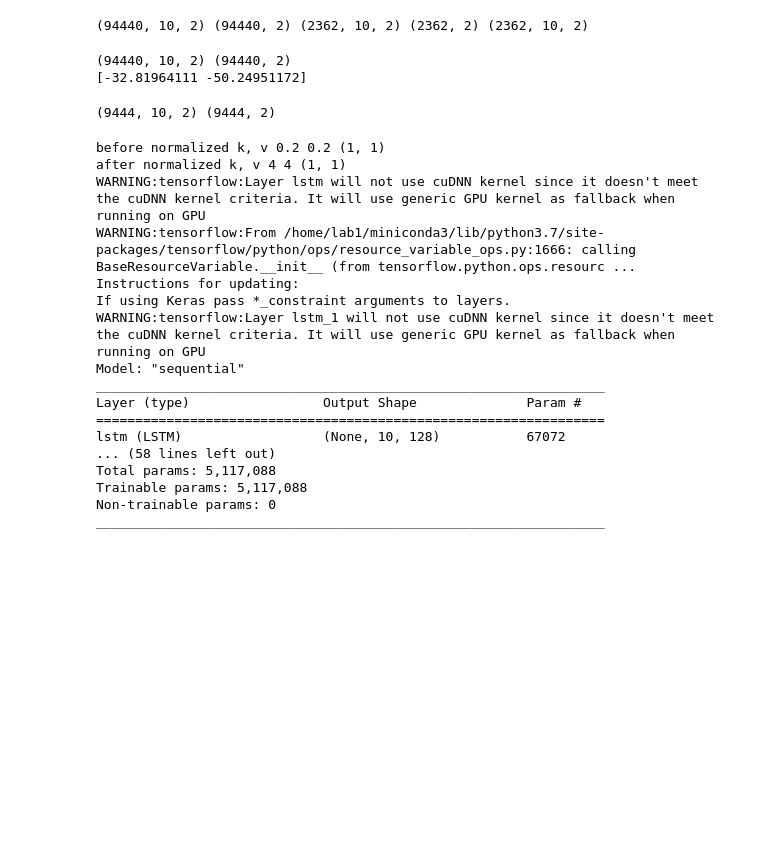
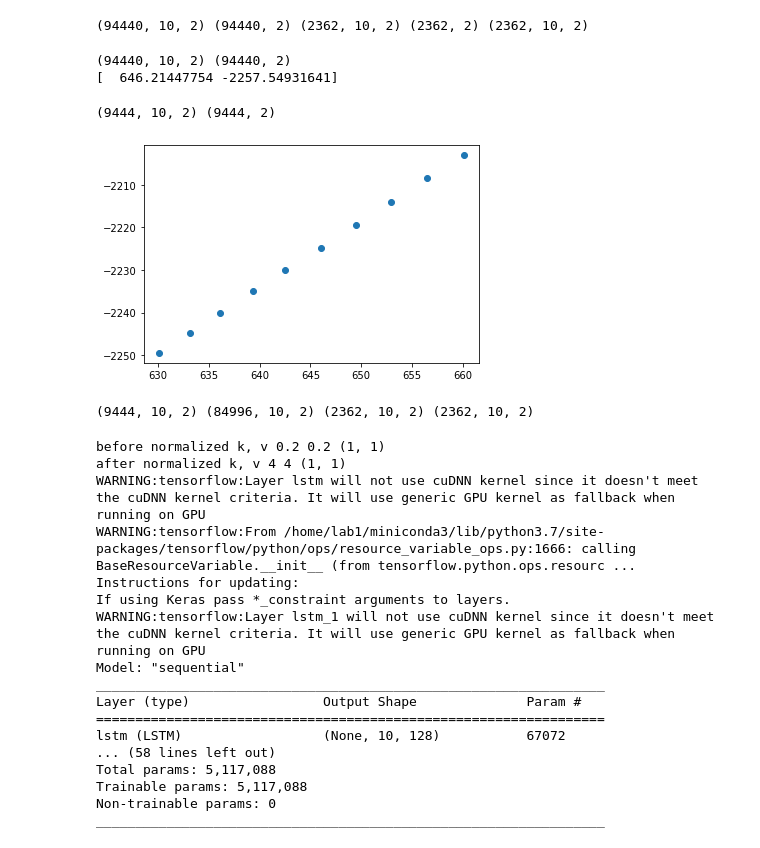
Before and after one commit to shuruiz/planning, a Jupyter notebook: traj_pred/planning_veh.ipynb, the cells around one changed output. Cells and saved outputs as stored; diff of their text form; code cells hidden in the pictures; blank space fills up the shorter version.

```diff
--- a/traj_pred/planning_veh.ipynb
+++ b/traj_pred/planning_veh.ipynb
@@ -145,14 +145,14 @@ np.random.shuffle(test_raw)
 max_n=len(train_raw)
 # test_maxn=int(max_n*0.2)
 train_set = train_raw[:max_n]
-X_train=train_set[:,:10,2:4]
-y_train=train_set[:,10,2:4]
+X_train=train_set[:,:10,:2]
+y_train=train_set[:,10,:2]
 
 # test_set = test_raw[:test_maxn]
 test_set = test_raw
-X_test=test_set[:,:10,2:4]
-y_test=test_set[:,10,2:4]
-y = test_set[:,10:,2:4]
+X_test=test_set[:,:10,:2]
+y_test=test_set[:,10,:2]
+y = test_set[:,10:,:2]
 
 print(X_train.shape, y_train.shape, X_test.shape, y_test.shape, y.shape)
 # %% [output]
@@ -163,7 +163,7 @@ print(X_train.shape, y_train.shape)
 print(y_train[0])
 # %% [output]
 (94440, 10, 2) (94440, 2)
-[-32.81964111 -50.24951172]
+[  646.21447754 -2257.54931641]
 # %%
 from sklearn.utils import shuffle
 
@@ -176,4 +176,11 @@ X_train[:n_test], X_train[n_test:], y_train[:n_test], y_train[n_test:]
 print(X_val.shape, y_val.shape)
 # %% [output]
 (9444, 10, 2) (9444, 2)
+# %%
+plt.scatter(X_test[1][:,0],X_test[1][:,1])
+
+# plt.plot(y[0][:,0],y[0][:,1])
+plt.show()
+# %% [output]
+[figure, added]
 # %%
@@ -197,5 +204,9 @@ test_set = np.load('train_data/v_test_xall_8kfb.npy' ) #
 from pathlib import Path
 home = str(Path.home())
+# %%
+print(X_val.shape, X_train.shape, y.shape, X_test.shape)
+# %% [output]
+(9444, 10, 2) (84996, 10, 2) (2362, 10, 2) (2362, 10, 2)
 # %%
 
 # In[9]:
```
Also changed, not shown: parts of 6 cells of this notebook, 17 other files.
